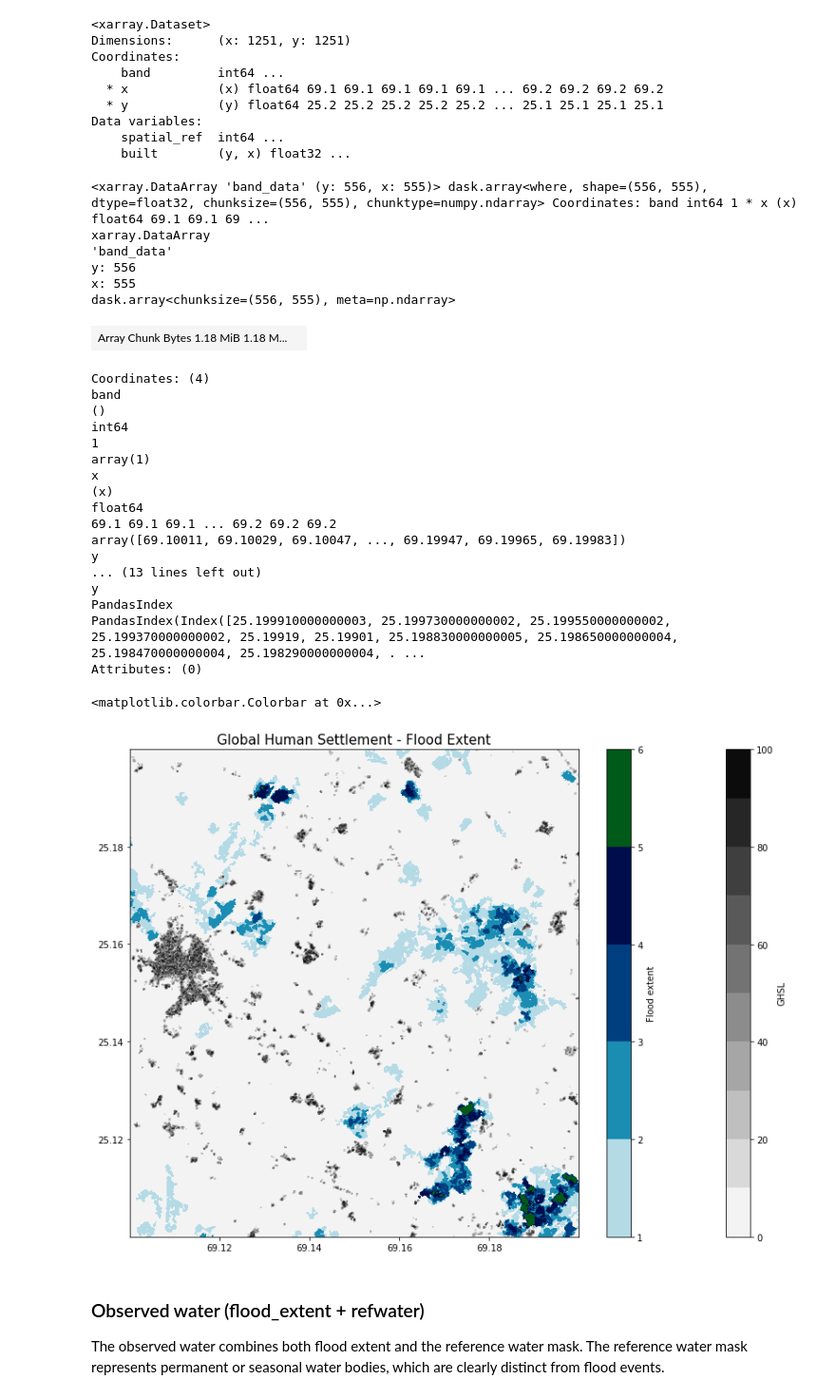
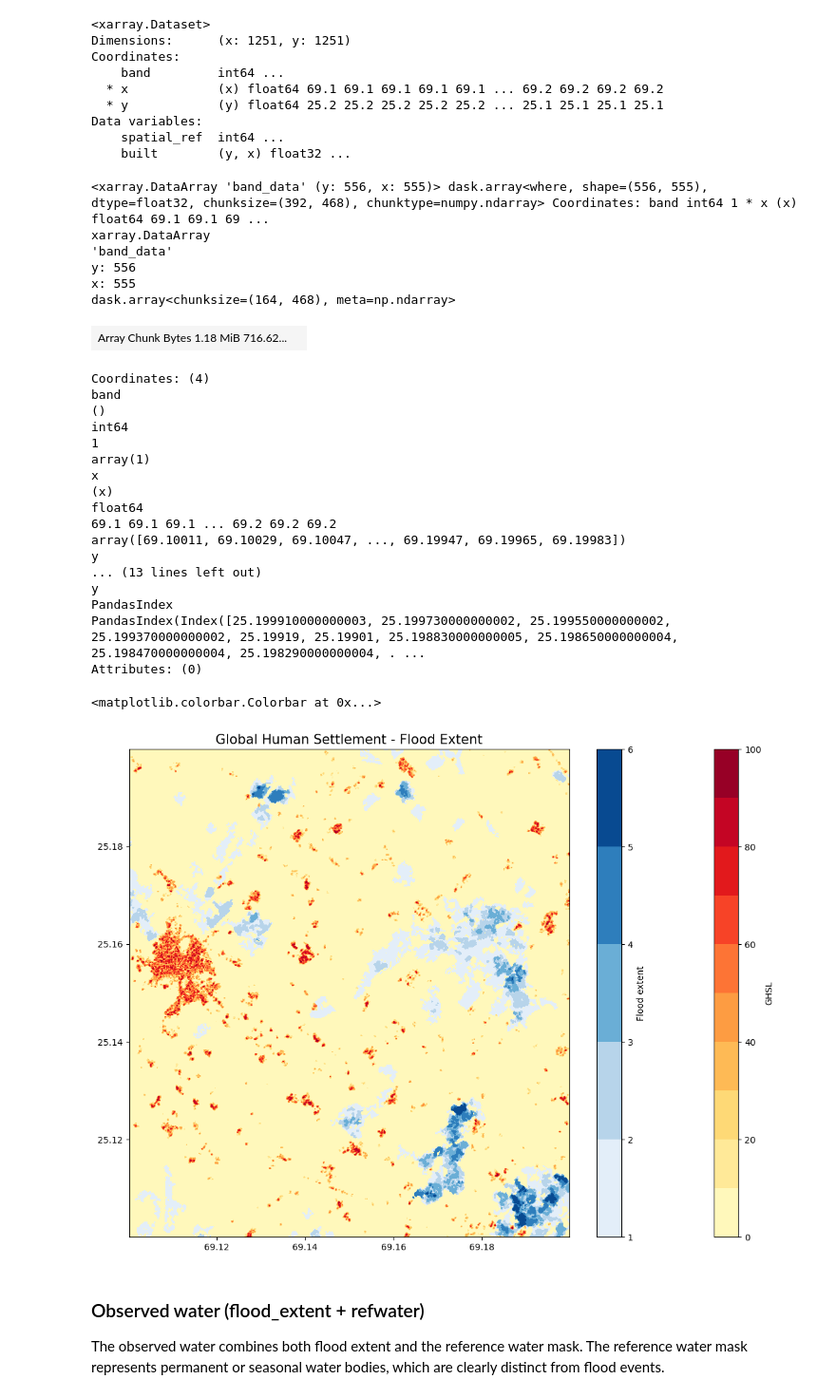
Before and after one commit to eodcgmbh/openeo-examples, a Jupyter notebook: UCs/UC11.ipynb, the cells around one changed output. Shown: that part at 95% size. Cells and saved outputs as stored; diff of their text form; code cells hidden in the pictures.

```diff
--- a/UCs/UC11.ipynb
+++ b/UCs/UC11.ipynb
@@ -114,8 +74,8 @@ import numpy as np
 import matplotlib.pyplot as plt
 import xarray as xr
 
-path = "./gfm/flood_extent/"
+path = "./gfm/flood_extent_wgs/"
 files = [path + file for file in os.listdir(path) if file.startswith("WGS84") and file.endswith(".tif")]
-D = xr.open_mfdataset(files)
-d = D.band_data.sel(band=1)
+flood_extent = xr.open_mfdataset(files)
+flood_extent = flood_extent.band_data.sel(band=1)
 # %% [markdown]
@@ -162,17 +182,17 @@ Data variables:
 min_lat, max_lat = np.min(ghsl.y.values), np.max(ghsl.y.values)
 min_lon, max_lon = np.min(ghsl.x.values), np.max(ghsl.x.values)
 
-flood_extent = d.sel(x=slice(min_lon, max_lon), y=slice(max_lat, min_lat))
+flood_extent = flood_extent.sel(x=slice(min_lon, max_lon), y=slice(max_lat, min_lat))
 flood_extent = xr.where(flood_extent == 0, np.nan, flood_extent)
 display(flood_extent)
 # %% [output]
-<xarray.DataArray 'band_data' (y: 556, x: 555)> dask.array<where, shape=(556, 555), dtype=float32, chunksize=(556, 555), chunktype=numpy.ndarray> Coordinates: band int64 1 * x (x) float64 69.1 69.1 69 ...
+<xarray.DataArray 'band_data' (y: 556, x: 555)> dask.array<where, shape=(556, 555), dtype=float32, chunksize=(392, 468), chunktype=numpy.ndarray> Coordinates: band int64 1 * x (x) float64 69.1 69.1 69 ...
 xarray.DataArray
 'band_data'
 y: 556
 x: 555
-dask.array<chunksize=(556, 555), meta=np.ndarray>
+dask.array<chunksize=(164, 468), meta=np.ndarray>
-| Array Chunk Bytes 1.18 MiB 1.18 M... |  |
+| Array Chunk Bytes 1.18 MiB 716.62... |  |
 Coordinates: (4)
 band
 ()
@@ -193,15 +213,15 @@ Attributes: (0)
 # %%
 plt.figure(figsize=(14,10))
 plt.title("Global Human Settlement - Flood Extent", fontsize=15)
 X, Y = np.meshgrid(ghsl.x.values, ghsl.y.values)
-g = plt.contourf(X, Y, ghsl.built,cmap='gray_r', levels=10)
+g = plt.contourf(X, Y, ghsl.built,cmap='YlOrRd', levels=10)
 plt.colorbar(label="GHSL")
 X, Y = np.meshgrid(flood_extent.x.values, flood_extent.y.values)
-f = plt.contourf(X, Y, flood_extent,cmap='ocean_r', levels=5)
+f = plt.contourf(X, Y, flood_extent,cmap='Blues', levels=5)
 plt.colorbar(label="Flood extent")
 # %% [output]
 <matplotlib.colorbar.Colorbar at 0x...>
-[figure, old version]
+[figure, new version]
 # %% [markdown]
 ### Observed water (flood_extent + refwater)
 
```
Also changed, not shown: parts of 11 cells of this notebook.
